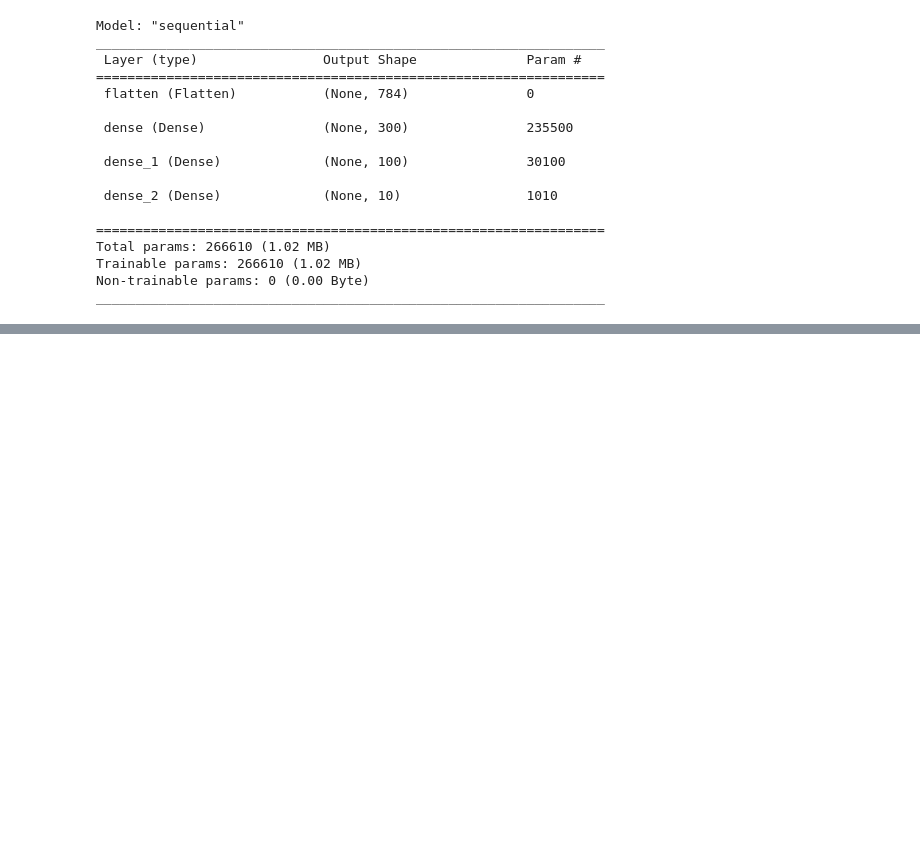
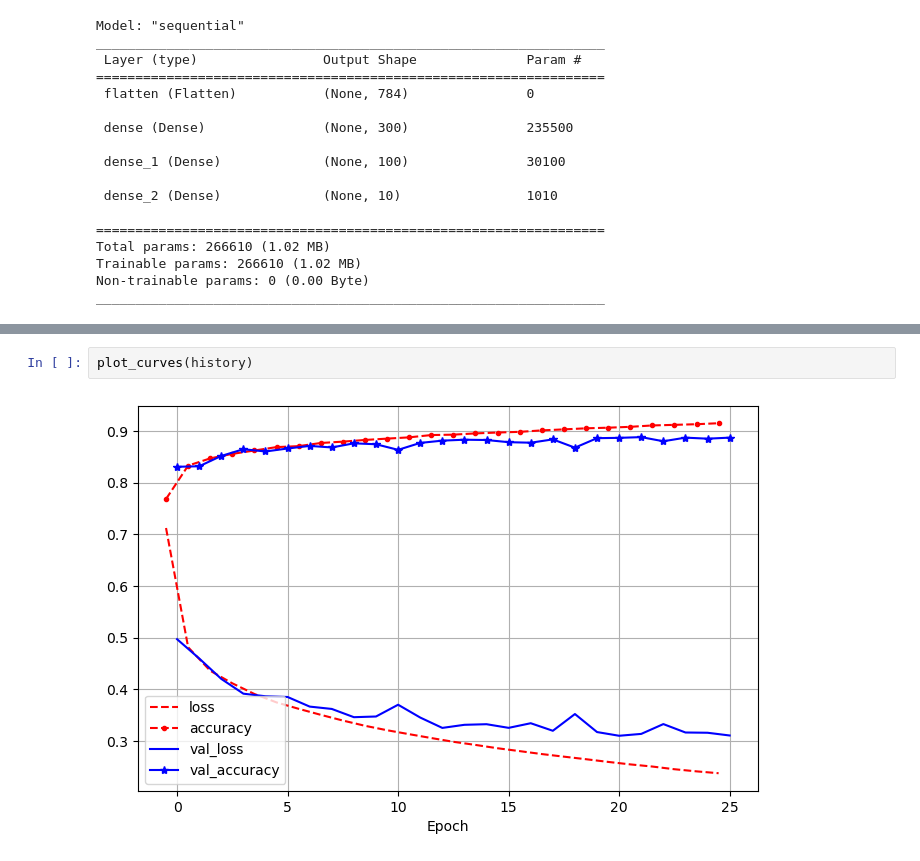
Before and after one commit to mdr-datascience/edu-repo, a Jupyter notebook: Python_Keras/keras-tutorial-3.ipynb, the cells around one changed output, grey strips where cells are left out. Saved outputs shown, nothing was run; the diff lists cells and outputs as text; blank space fills up the shorter version.

```diff
--- a/Python_Keras/keras-tutorial-3.ipynb
+++ b/Python_Keras/keras-tutorial-3.ipynb
@@ -120,0 +178,4 @@ saved_model.evaluate(X_valid, y_valid)
+# %%
+plot_curves(history)
+# %% [output]
+[figure, added]
```
Also changed, not shown: parts of 14 cells of this notebook, 2 other files.
